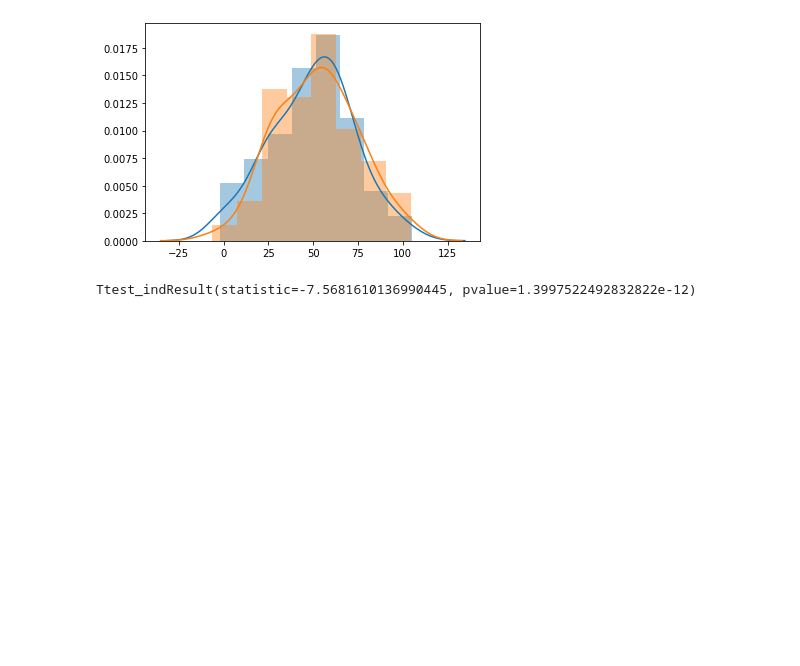
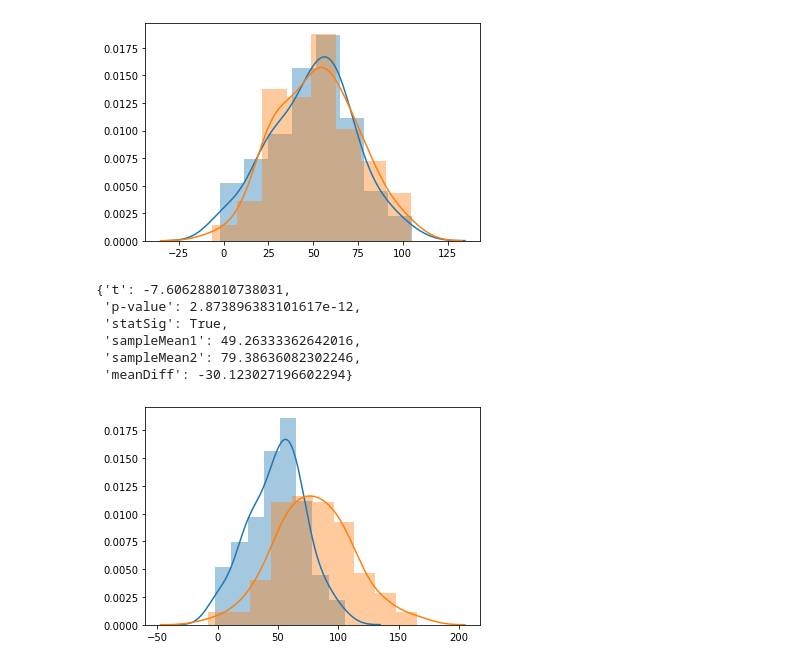
Before and after one commit to aashlib/stats_from_scratch, a Jupyter notebook: Ttest_2sample.ipynb, the cells around one changed output. Cells and saved outputs as stored; diff of their text form; code cells hidden in the pictures; blank space fills up the shorter version.

```diff
--- a/Ttest_2sample.ipynb
+++ b/Ttest_2sample.ipynb
@@ -59,7 +59,16 @@ Ttest_2sample(sampleData1, sampleData2).runTest()
  'sampleMean2': 52.057806210604966,
  'meanDiff': -2.7944725841848026}
 [figure]
-# %%
-stats.ttest_ind(sampleData1,sampleData3)
-# %% [output]
-Ttest_indResult(statistic=-7.5681610136990445, pvalue=1.3997522492832822e-12)
+# %%
+sns.distplot(sampleData1)
+sns.distplot(sampleData3)
+
+Ttest_2sample(sampleData1, sampleData3).runTest()
+# %% [output]
+{'t': -7.606288010738031,
+ 'p-value': 2.873896383101617e-12,
+ 'statSig': True,
+ 'sampleMean1': 49.26333362642016,
+ 'sampleMean2': 79.38636082302246,
+ 'meanDiff': -30.123027196602294}
+[figure, added]
```
